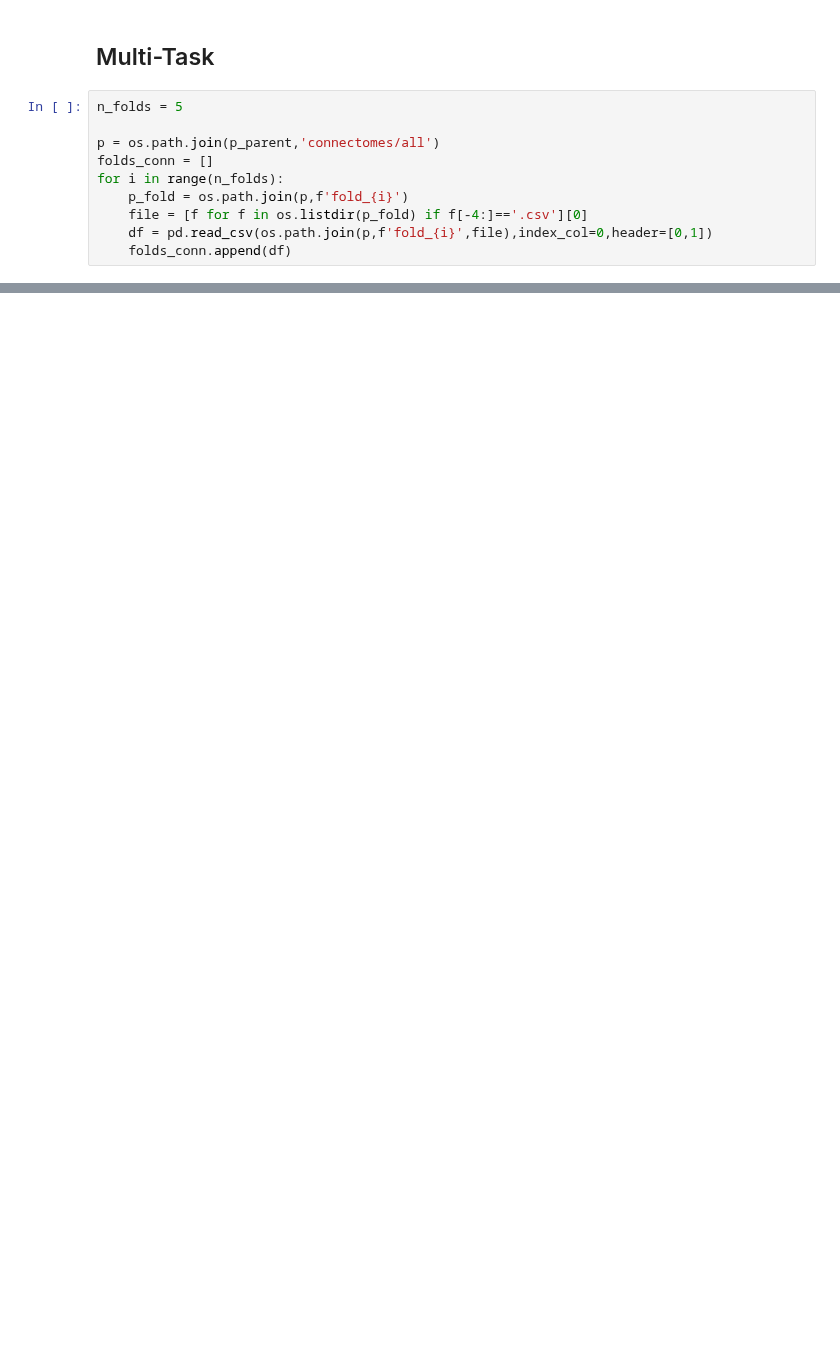
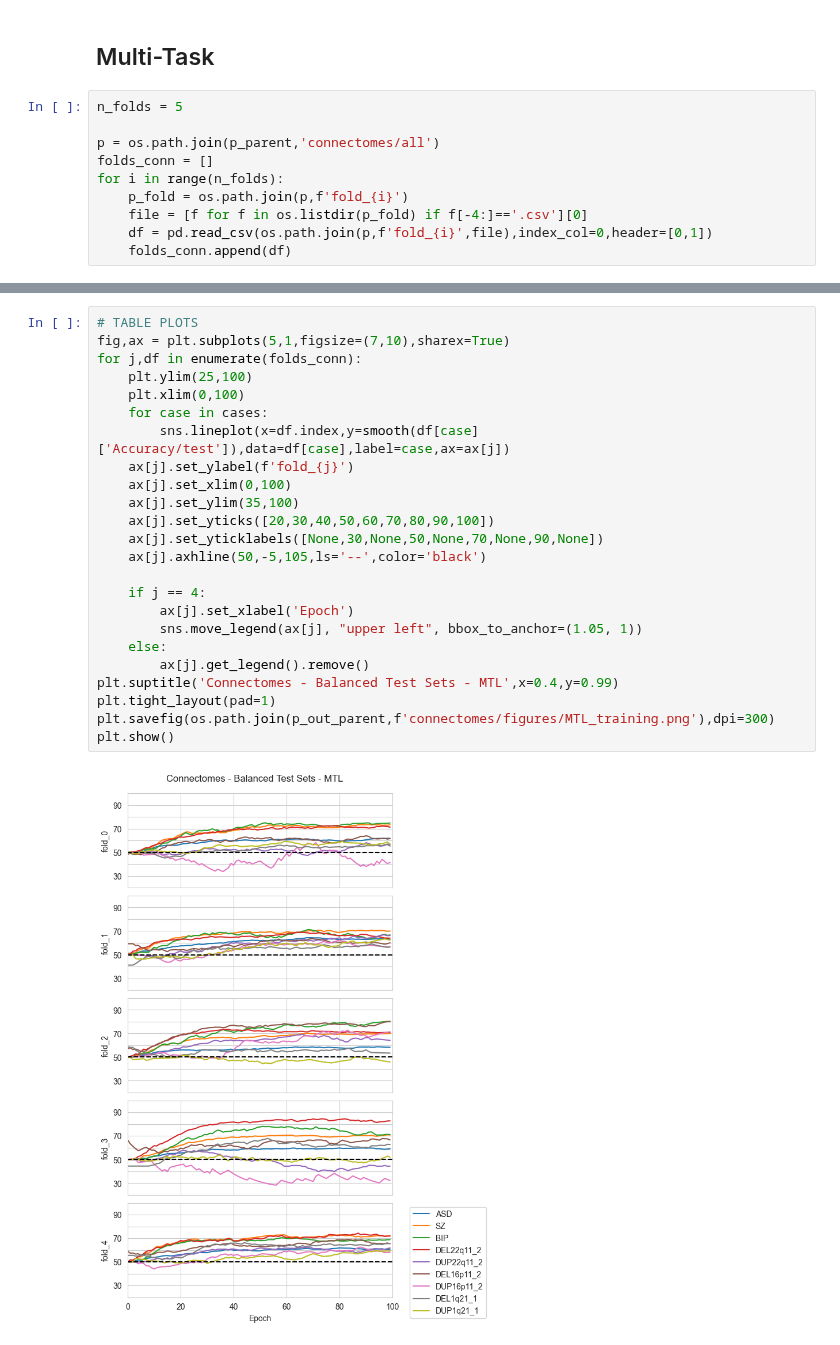
Before and after one commit to harveyaa/neuropsych_mtl, a Jupyter notebook: MTL/MTL_bal_training_plots.ipynb, the cells around one changed output, grey strips where cells are left out. Cells and saved outputs as stored; diff of their text form; blank space fills up the shorter version.

```diff
--- a/MTL/MTL_bal_training_plots.ipynb
+++ b/MTL/MTL_bal_training_plots.ipynb
@@ -170,0 +303,26 @@ for i,df in enumerate(folds_conn):
+# %%
+# TABLE PLOTS
+fig,ax = plt.subplots(5,1,figsize=(7,10),sharex=True)
+for j,df in enumerate(folds_conn):
+    plt.ylim(25,100)
+    plt.xlim(0,100)
+    for case in cases:
+        sns.lineplot(x=df.index,y=smooth(df[case]['Accuracy/test']),data=df[case],label=case,ax=ax[j])
+    ax[j].set_ylabel(f'fold_{j}')
+    ax[j].set_xlim(0,100)
+    ax[j].set_ylim(35,100)
+    ax[j].set_yticks([20,30,40,50,60,70,80,90,100])
+    ax[j].set_yticklabels([None,30,None,50,None,70,None,90,None])
+    ax[j].axhline(50,-5,105,ls='--',color='black')
+
+    if j == 4:
+        ax[j].set_xlabel('Epoch')
+        sns.move_legend(ax[j], "upper left", bbox_to_anchor=(1.05, 1))
+    else:
+        ax[j].get_legend().remove()
+plt.suptitle('Connectomes - Balanced Test Sets - MTL',x=0.4,y=0.99)
+plt.tight_layout(pad=1)
+plt.savefig(os.path.join(p_out_parent,f'connectomes/figures/MTL_training.png'),dpi=300)
+plt.show()
+# %% [output]
+[figure, added]
```
Also changed, not shown: parts of 9 cells of this notebook, 42 other files.
